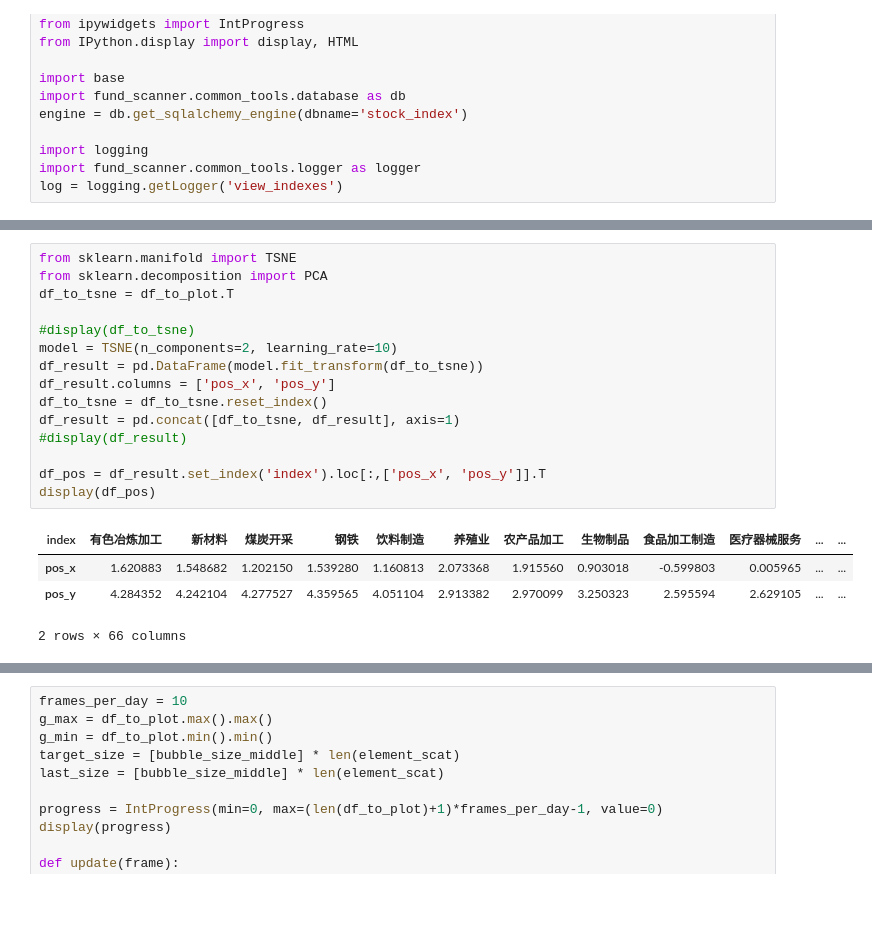
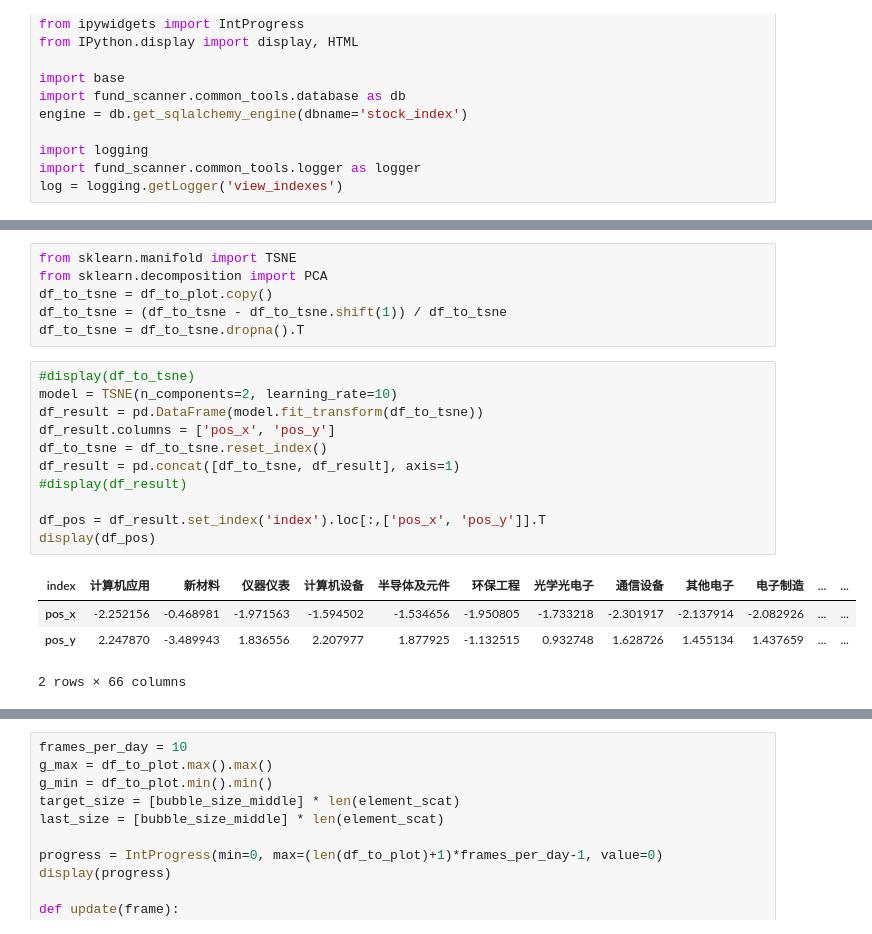
Before and after one commit to liusida/fund_scanner, a Jupyter notebook: playground_funds/view_indexes.ipynb, the cells around one changed output, grey strips where cells are left out. Cells and saved outputs as stored; diff of their text form; blank space fills up the shorter version.

```diff
--- a/playground_funds/view_indexes.ipynb
+++ b/playground_funds/view_indexes.ipynb
@@ -39,22 +51,24 @@ display(df_to_plot)
+# %%
+from sklearn.manifold import TSNE
+from sklearn.decomposition import PCA
+df_to_tsne = df_to_plot.copy()
+df_to_tsne = (df_to_tsne - df_to_tsne.shift(1)) / df_to_tsne
+df_to_tsne = df_to_tsne.dropna().T
 # %%
-from sklearn.manifold import TSNE
-from sklearn.decomposition import PCA
-df_to_tsne = df_to_plot.T
-
 #display(df_to_tsne)
 model = TSNE(n_components=2, learning_rate=10)
 df_result = pd.DataFrame(model.fit_transform(df_to_tsne))
 df_result.columns = ['pos_x', 'pos_y']
 df_to_tsne = df_to_tsne.reset_index()
 df_result = pd.concat([df_to_tsne, df_result], axis=1)
 #display(df_result)
 
 df_pos = df_result.set_index('index').loc[:,['pos_x', 'pos_y']].T
 display(df_pos)
 # %% [output]
-| index | 有色冶炼加工 | 新材料 | 煤炭开采 | 钢铁 | 饮料制造 | 养殖业 | 农产品加工 | 生物制品 | 食品加工制造 | 医疗器械服务 | ... | ... |
-| pos_x | 1.620883 | 1.548682 | 1.202150 | 1.539280 | 1.160813 | 2.073368 | 1.915560 | 0.903018 | -0.599803 | 0.005965 | ... | ... |
-| pos_y | 4.284352 | 4.242104 | 4.277527 | 4.359565 | 4.051104 | 2.913382 | 2.970099 | 3.250323 | 2.595594 | 2.629105 | ... | ... |
+| index | 计算机应用 | 新材料 | 仪器仪表 | 计算机设备 | 半导体及元件 | 环保工程 | 光学光电子 | 通信设备 | 其他电子 | 电子制造 | ... | ... |
+| pos_x | -2.252156 | -0.468981 | -1.971563 | -1.594502 | -1.534656 | -1.950805 | -1.733218 | -2.301917 | -2.137914 | -2.082926 | ... | ... |
+| pos_y | 2.247870 | -3.489943 | 1.836556 | 2.207977 | 1.877925 | -1.132515 | 0.932748 | 1.628726 | 1.455134 | 1.437659 | ... | ... |
 2 rows × 66 columns
 # %%
 pos_type = 'tsne' # 'tsne' or 'matrix'
```
Also changed, not shown: parts of 3 cells of this notebook, 2 other files.
